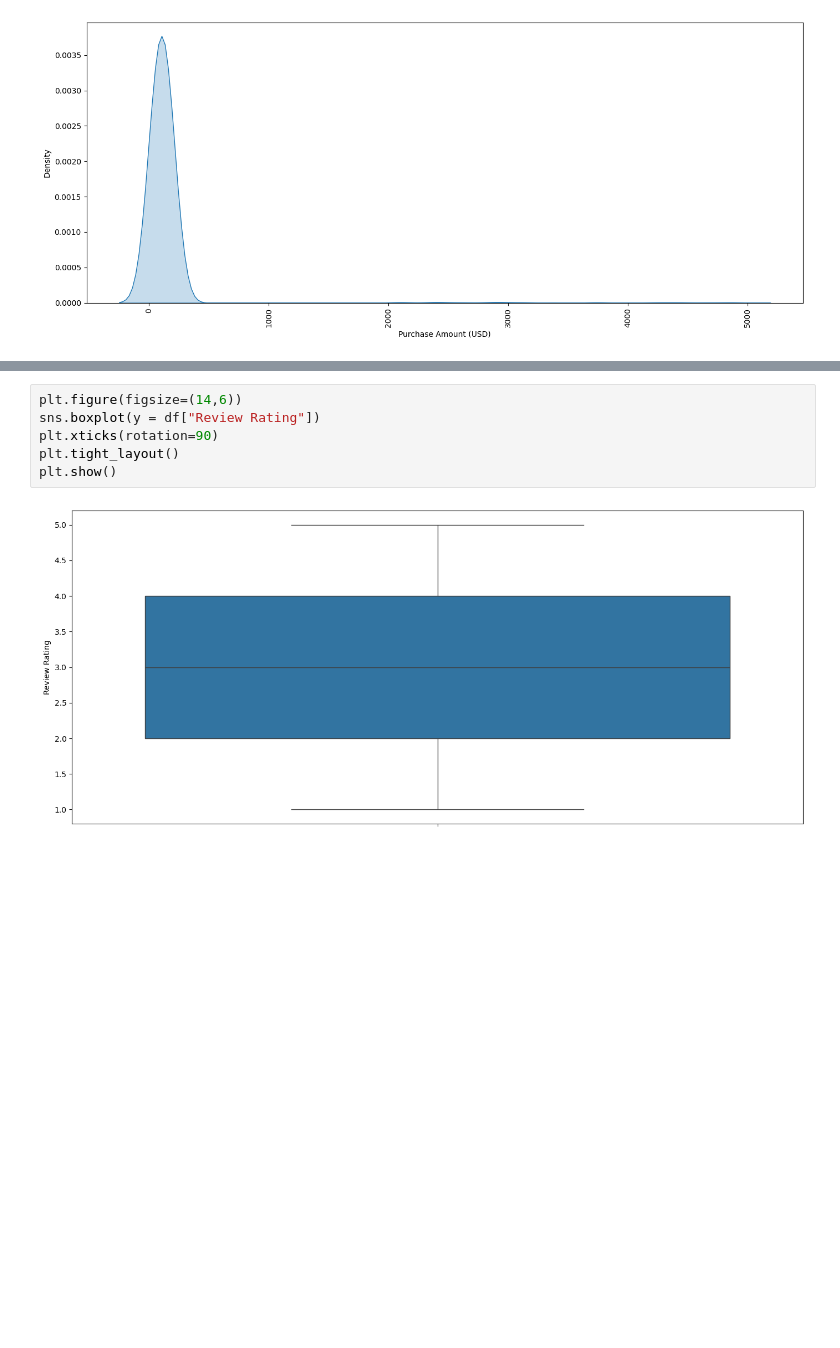
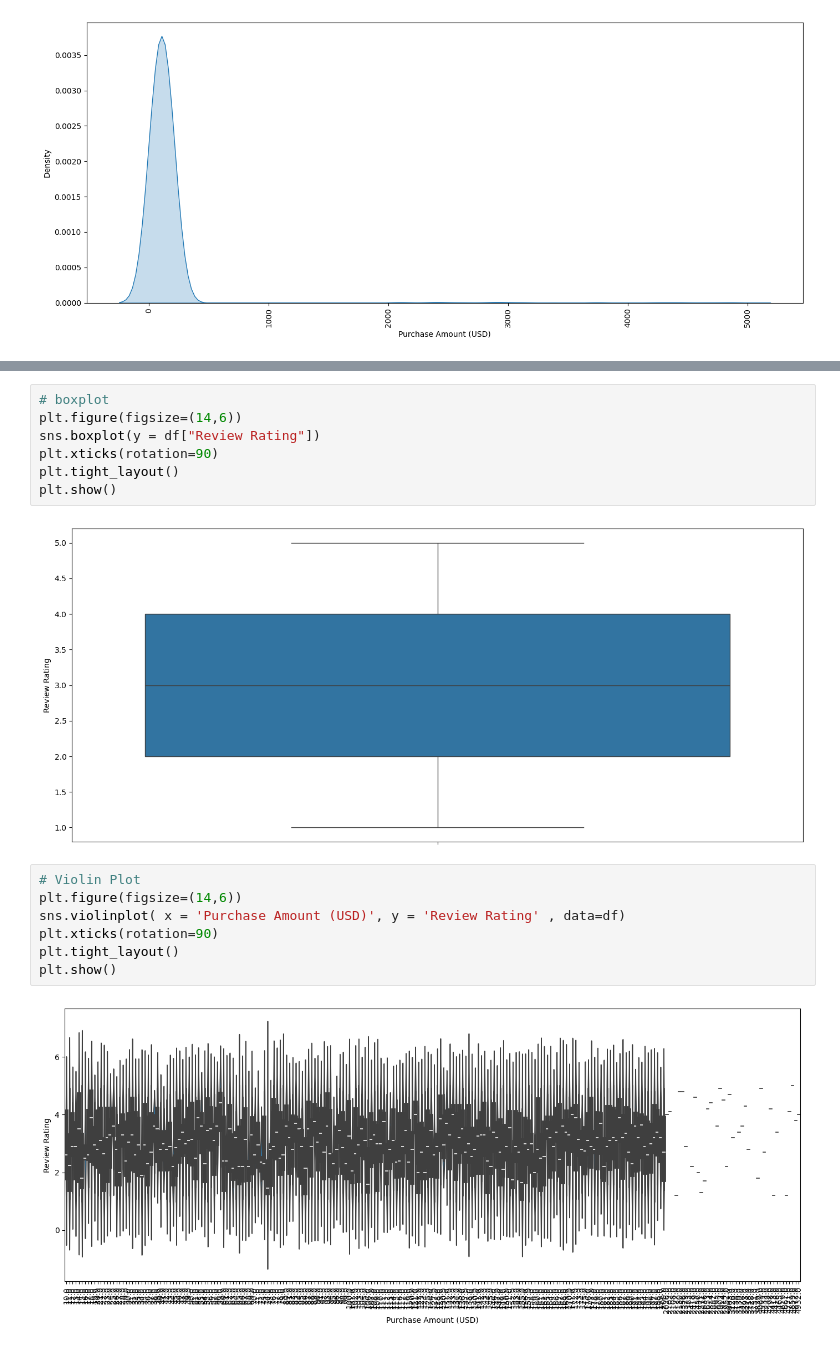
Before and after one commit to T-REX-C0DER/Data-Visualization-with-Python, a Jupyter notebook: Seaborn.ipynb, the cells around one changed output, grey strips where cells are left out. Saved outputs shown, nothing was run; the diff lists cells and outputs as text; blank space fills up the shorter version.

Commit message:
violin plot

```diff
--- a/Seaborn.ipynb
+++ b/Seaborn.ipynb
@@ -58,6 +57,7 @@ plt.show()
 <Figure size 1400x600 with 0 Axes>
 [figure]
 # %%
+# boxplot
 plt.figure(figsize=(14,6))
 sns.boxplot(y = df["Review Rating"])
 plt.xticks(rotation=90)
@@ -65,3 +65,12 @@ plt.tight_layout()
 plt.show()
 # %% [output]
 [figure]
+# %%
+# Violin Plot
+plt.figure(figsize=(14,6))
+sns.violinplot( x = 'Purchase Amount (USD)', y = 'Review Rating' , data=df)
+plt.xticks(rotation=90)
+plt.tight_layout()
+plt.show()
+# %% [output]
+[figure, added]
```
Also changed, not shown: parts of 1 cell of this notebook.
